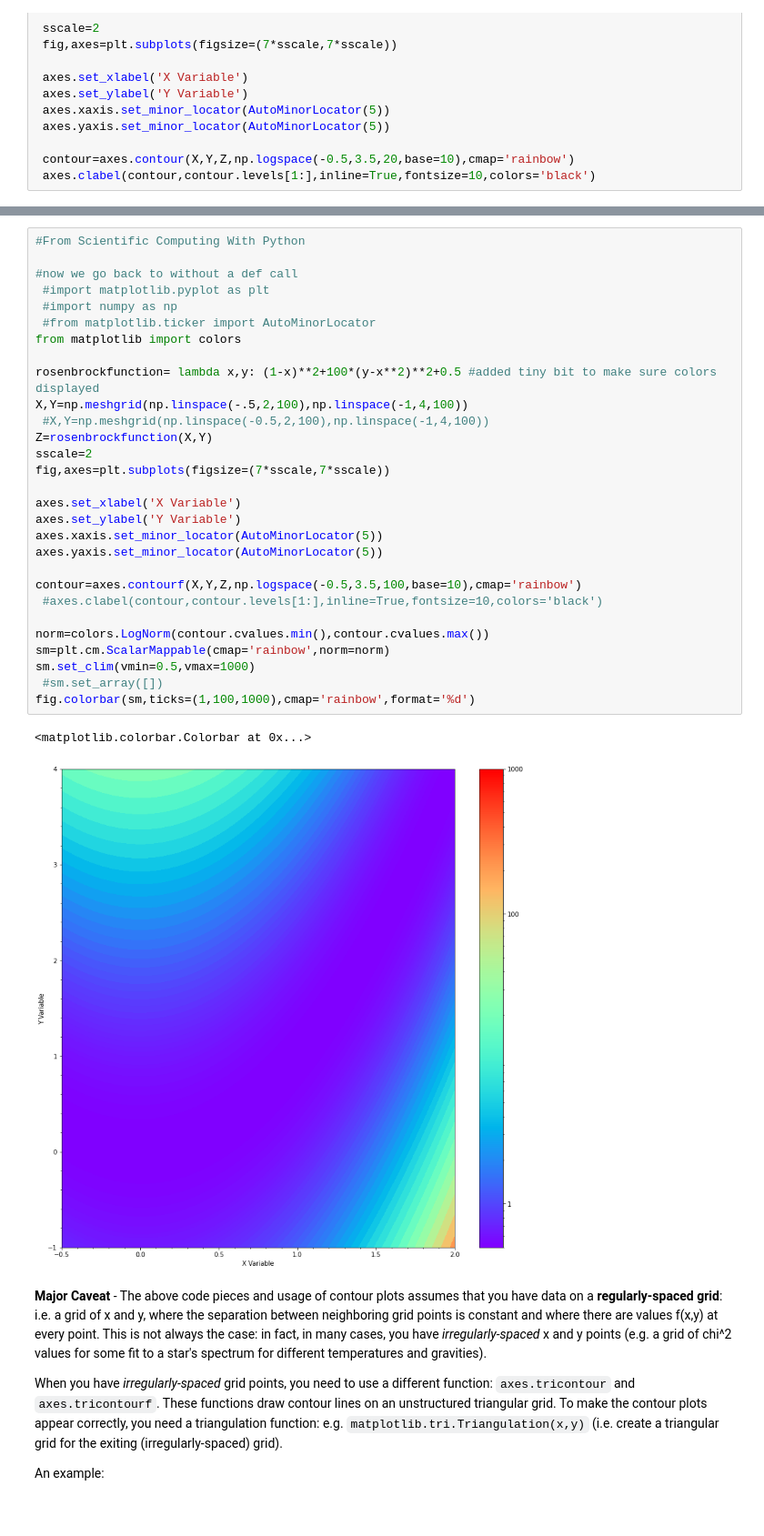
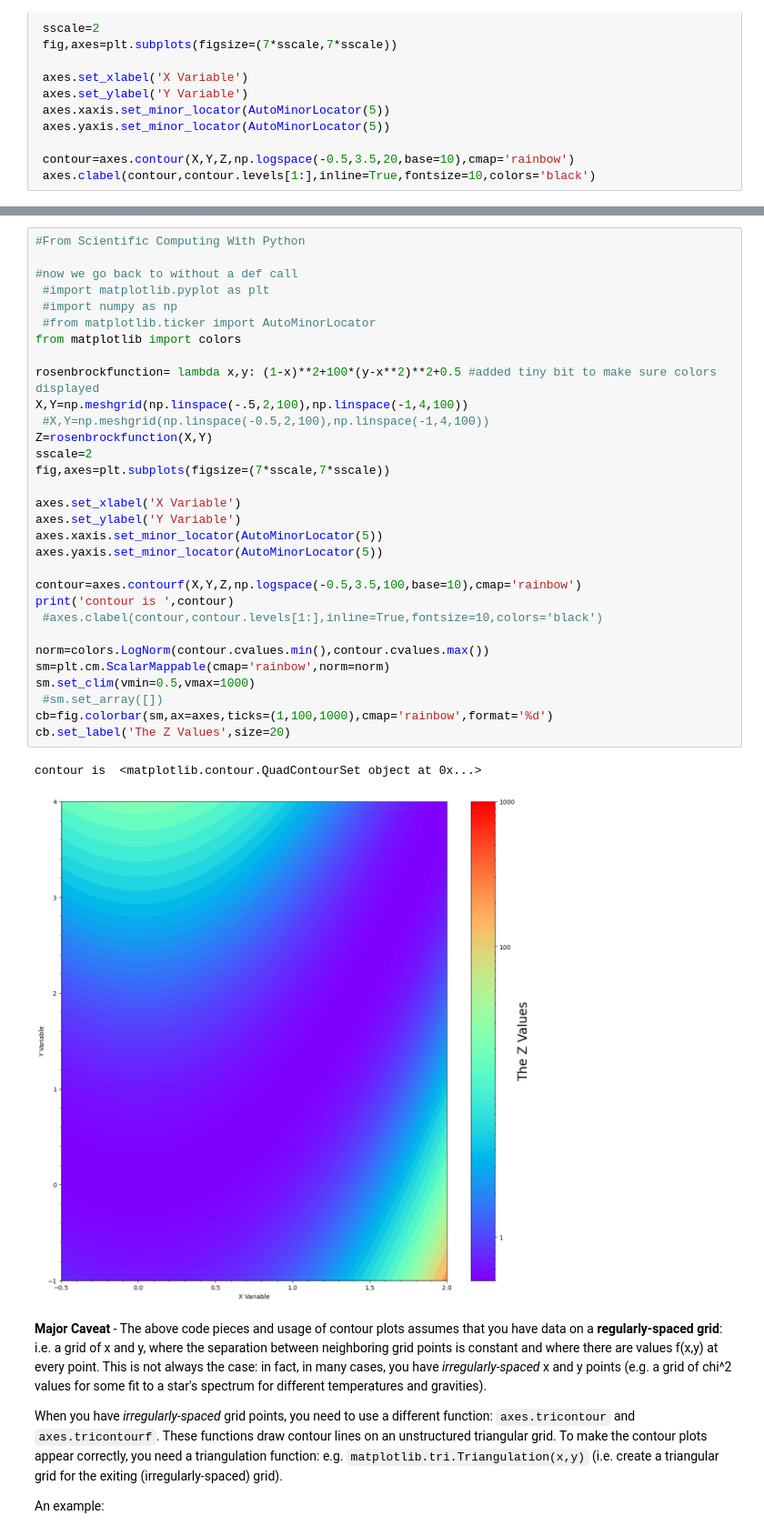
Before and after one commit to thaynecurrie/phys7903_fall2024, a Jupyter notebook: ScientificPythonNotes/Matplotlib/Python_matplotlib_part3.ipynb, the cells around one changed output, grey strips where cells are left out. Shown at 91% size. Cells and saved outputs as stored; diff of their text form.

Commit message:
matplotlib sect3 notesv2

```diff
--- a/ScientificPythonNotes/Matplotlib/Python_matplotlib_part3.ipynb
+++ b/ScientificPythonNotes/Matplotlib/Python_matplotlib_part3.ipynb
@@ -487,35 +519,37 @@ ex3_6()
 # %%
 #From Scientific Computing With Python
 
 #now we go back to without a def call
  #import matplotlib.pyplot as plt
  #import numpy as np
  #from matplotlib.ticker import AutoMinorLocator
 from matplotlib import colors
 
 rosenbrockfunction= lambda x,y: (1-x)**2+100*(y-x**2)**2+0.5 #added tiny bit to make sure colors displayed
 X,Y=np.meshgrid(np.linspace(-.5,2,100),np.linspace(-1,4,100))
  #X,Y=np.meshgrid(np.linspace(-0.5,2,100),np.linspace(-1,4,100))
 Z=rosenbrockfunction(X,Y)
 sscale=2
 fig,axes=plt.subplots(figsize=(7*sscale,7*sscale))
 
 axes.set_xlabel('X Variable')
 axes.set_ylabel('Y Variable')
 axes.xaxis.set_minor_locator(AutoMinorLocator(5))
 axes.yaxis.set_minor_locator(AutoMinorLocator(5))
 
 contour=axes.contourf(X,Y,Z,np.logspace(-0.5,3.5,100,base=10),cmap='rainbow')
+print('contour is ',contour)
  #axes.clabel(contour,contour.levels[1:],inline=True,fontsize=10,colors='black')
 
 norm=colors.LogNorm(contour.cvalues.min(),contour.cvalues.max())
 sm=plt.cm.ScalarMappable(cmap='rainbow',norm=norm)
 sm.set_clim(vmin=0.5,vmax=1000)
  #sm.set_array([])
-fig.colorbar(sm,ticks=(1,100,1000),cmap='rainbow',format='%d')
+cb=fig.colorbar(sm,ax=axes,ticks=(1,100,1000),cmap='rainbow',format='%d')
+cb.set_label('The Z Values',size=20)
 # %% [output]
-<matplotlib.colorbar.Colorbar at 0x...>
+contour is  <matplotlib.contour.QuadContourSet object at 0x...>
-[figure, old version]
+[figure, new version]
 # %% [markdown]
 **Major Caveat** - The above code pieces and usage of contour plots assumes that you have data on a **regularly-spaced grid**: i.e. a grid of x and y, where the separation between neighboring grid points is constant and where there are values f(x,y) at every point.   This is not always the case: in fact, in many cases, you have _irregularly-spaced_ x and y points (e.g. a grid of chi^2 values for some fit to a star's spectrum for different temperatures and gravities).
 
```
Also changed, not shown: parts of 10 cells of this notebook.
